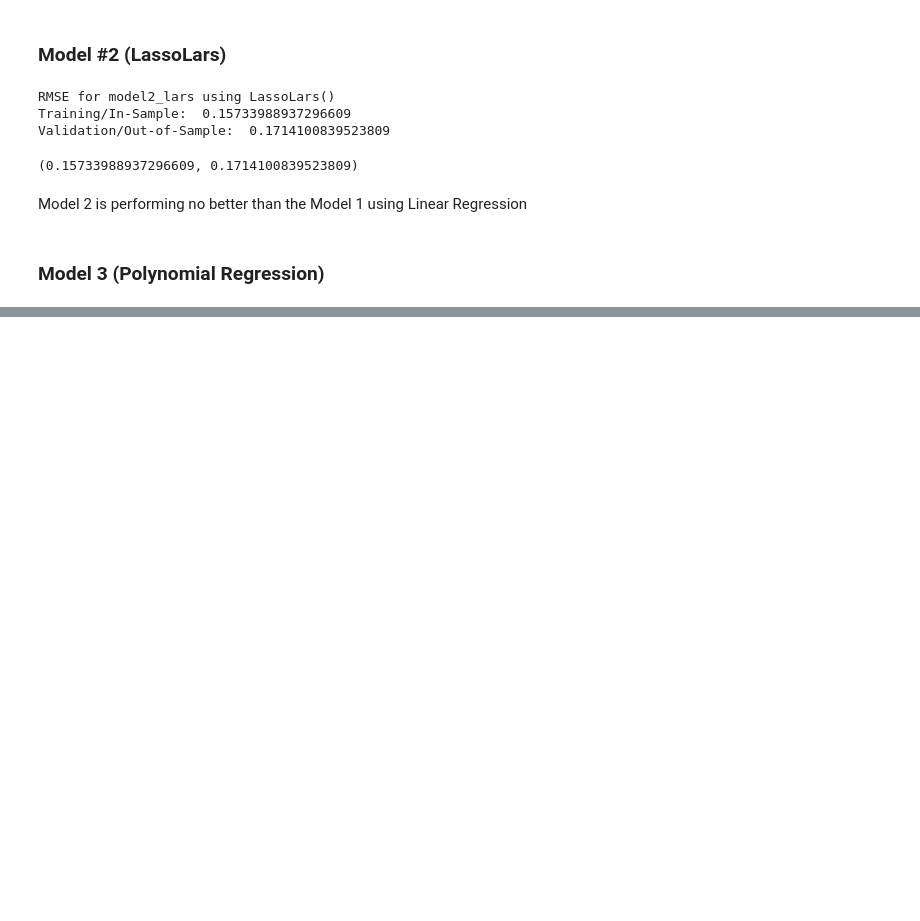
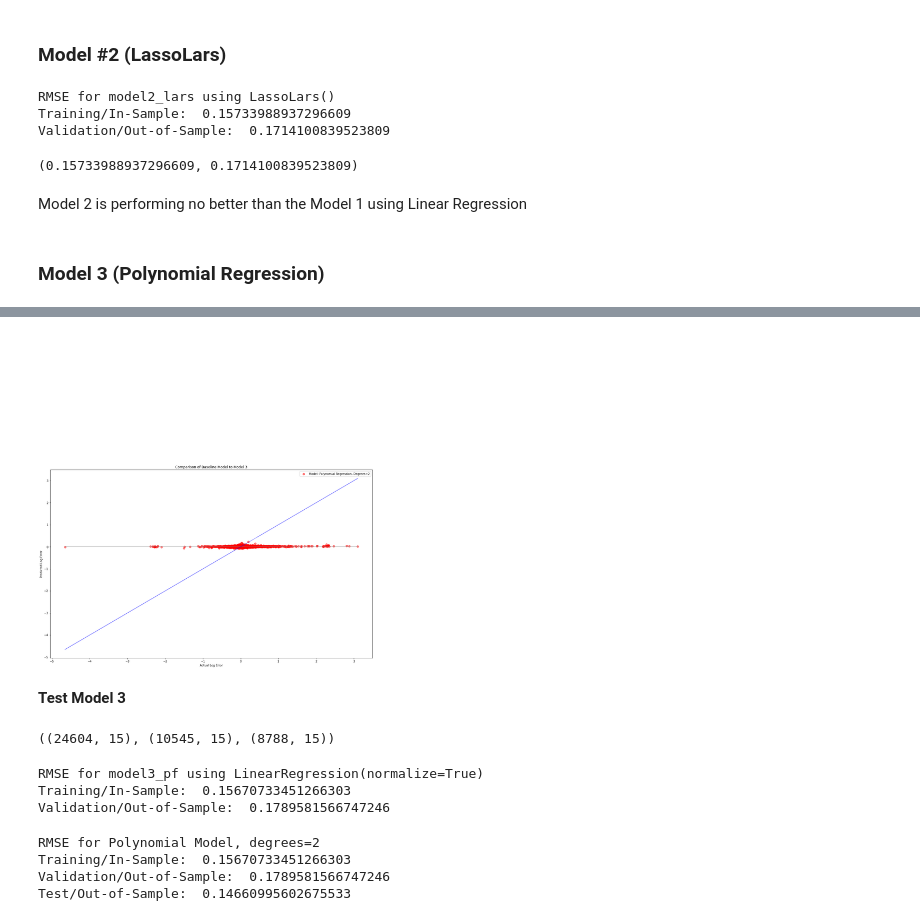
Before and after one commit to DesireeMcElroy/zillow-clustering-project, a Jupyter notebook: zillow.ipynb, the cells around one changed output, grey strips where cells are left out. Saved outputs shown, nothing was run; the diff lists cells and outputs as text; code cells hidden in the pictures; blank space fills up the shorter version.

```diff
--- a/zillow.ipynb
+++ b/zillow.ipynb
@@ -1088,0 +1014,72 @@ Validation/Out-of-Sample:  1430628625.8690696
+# %%
+# another look at plotting residual
+
+plt.figure(figsize=(20,12))
+plt.plot(y_train.log_error, y_train.baseline_mean, alpha=.5, color="gray", label='_nolegend_')
+plt.annotate("Baseline: Predict Using Mean", (16, 9.5))
+
+plt.plot(y_train.log_error, y_train.log_error, alpha=.5, color="blue", label='_nolegend_')
+plt.annotate("The Ideal Line: Predicted = Actual", (.5, 3.5), rotation=15.5)
+
+plt.scatter(y_train.log_error, y_train.model3_pf,
+            alpha=.5, color="red", s=50, label="Model: Polynomial Regression, Degrees=2")
+
+
+
+plt.legend()
+plt.xlabel("Actual Log Error")
+plt.ylabel("Predicted Log Error")
+plt.title("Comparison of Baseline Model to Model 3")
+
+plt.show()
+# %% [output]
+[figure, added]
+# %% [markdown]
+**Test Model 3**
+# %%
+# drop the residual columns I created
+cols = ['residual', 'residual_mean_baseline']
+X_train.drop(columns=cols, inplace=True)
+X_train.shape, X_validate.shape, X_test.shape
+# %% [output]
+((24604, 15), (10545, 15), (8788, 15))
+# %%
+# make the polynomial features to get a new set of features
+pf = PolynomialFeatures(degree=2)
+
+lm2 = LinearRegression(normalize=True)
+
+# fit and transform X_train_scaled
+X_train2 = pf.fit_transform(X_train)
+
+# transform X_validate_scaled & X_test_scaled
+X_validate2 = pf.transform(X_validate)
+
+
+explore.rmse(lm2, X_train2, X_validate2, y_train, y_validate, 'log_error', 'model3_pf')
+
+# transform on test dataset and create column for prediction
+X_test2 = pf.transform(X_test)
+y_test['model3_pf'] = lm2.predict(X_test2)
+# %% [output]
+RMSE for model3_pf using LinearRegression(normalize=True)
+Training/In-Sample:  0.15670733451266303
+Validation/Out-of-Sample:  0.1789581566747246
+# %%
+# evaluate: rmse for train
+rmse_train = mean_squared_error(y_train['log_error'], y_train['model3_pf'])**(1/2)
+
+# evaluate: rmse for validate
+rmse_validate = mean_squared_error(y_validate['log_error'], y_validate['model3_pf'])**(1/2)
+
+# evaluate RMSE for test
+rmse_test = mean_squared_error(y_test['log_error'], y_test['model3_pf'])**(1/2)
+
+print("RMSE for Polynomial Model, degrees=2\nTraining/In-Sample: ", rmse_train,
+      "\nValidation/Out-of-Sample: ", rmse_validate,
+     "\nTest/Out-of-Sample: ", rmse_test)
+# %% [output]
+RMSE for Polynomial Model, degrees=2
+Training/In-Sample:  0.15670733451266303
+Validation/Out-of-Sample:  0.1789581566747246
+Test/Out-of-Sample:  0.14660995602675533
```
Also changed, not shown: parts of 39 cells of this notebook.
